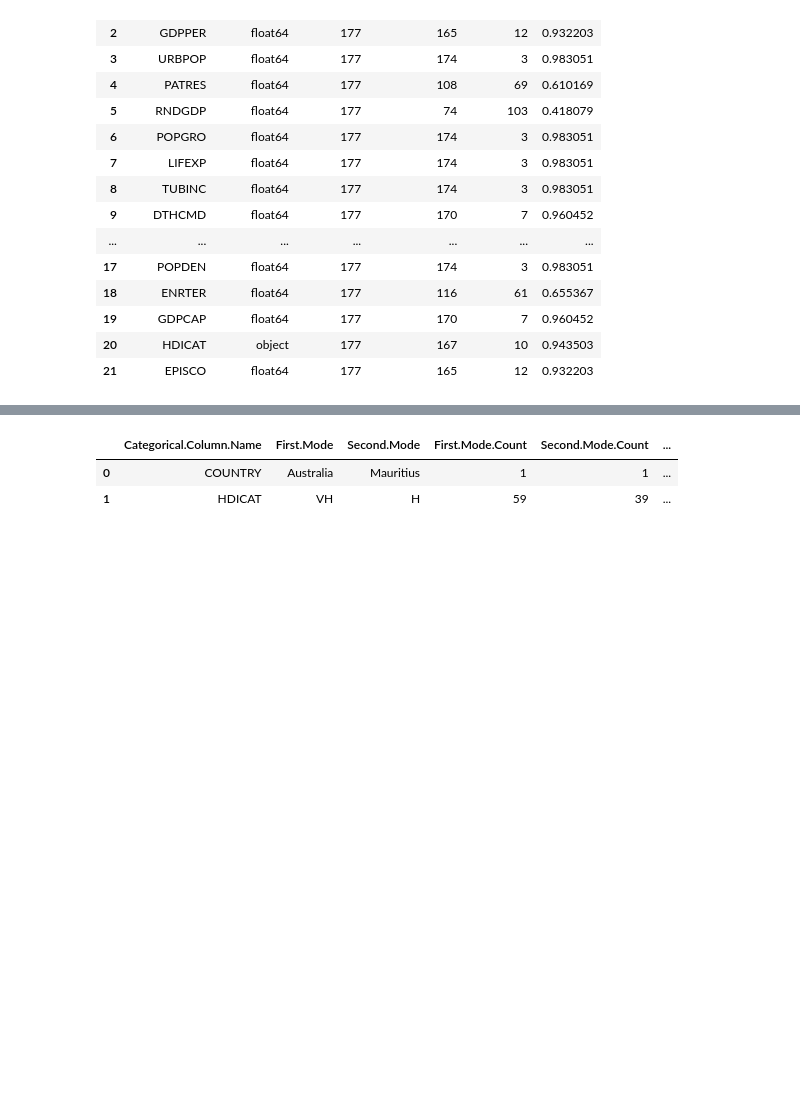
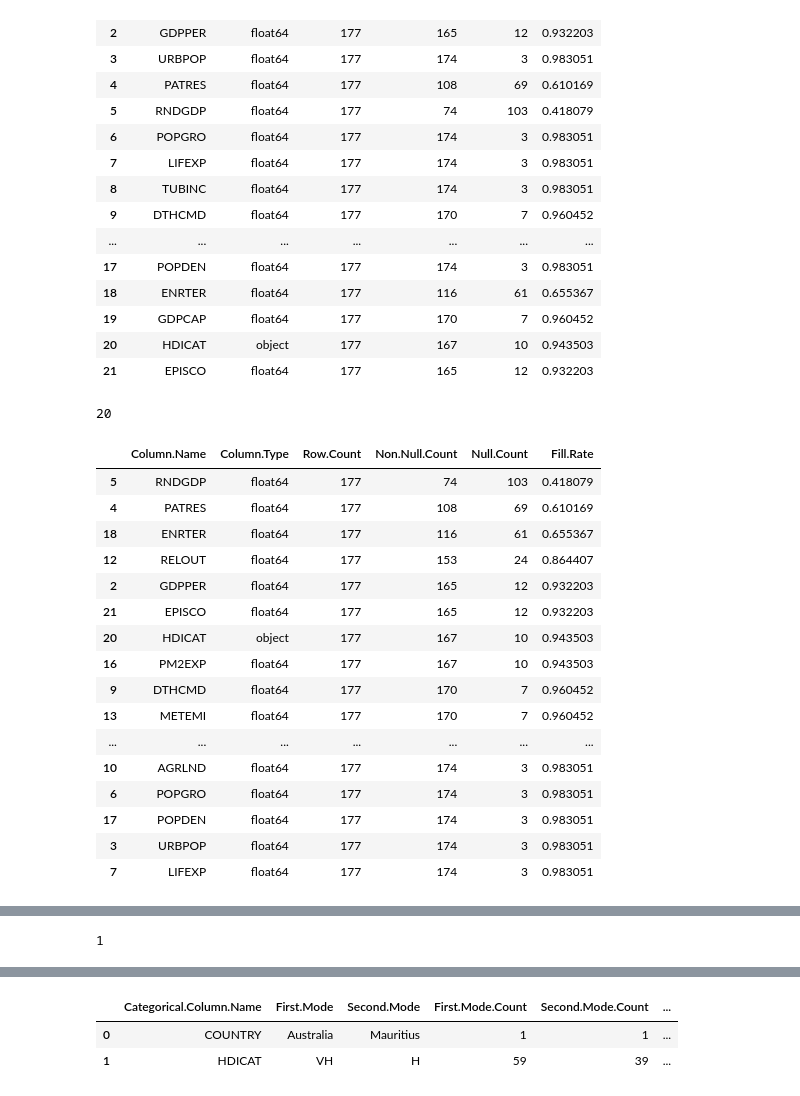
Before and after one commit to JohnPaulinePineda/Exploratory-Data-Analysis-For-Machine-Learning-Final-Assignment, a Jupyter notebook: EDAForMachineLearning_FinalAssignment.ipynb, the cells around one changed output, grey strips where cells are left out. Drawn from its saved outputs; the diff is of its cells as text; code cells hidden in the pictures; blank space fills up the shorter version.

```diff
--- a/EDAForMachineLearning_FinalAssignment.ipynb
+++ b/EDAForMachineLearning_FinalAssignment.ipynb
@@ -230,7 +263,7 @@ row_count_list = list([len(cancer_rate)] * len(cancer_rate.columns))
 ##################################
 # Gathering the number of missing data for each column
 ##################################
-null_count_list = list(cancer_rate.isna().sum())
+null_count_list = list(cancer_rate.isna().sum(axis=0))
 # %%
 ##################################
 # Gathering the number of missing data for each column
@@ -246,7 +279,7 @@ fill_rate_list = map(truediv, non_null_count_list, row_count_list)
 # Formulating the summary
 # for all columns
 ##################################
-all_data_quality_summary = pd.DataFrame(zip(variable_name_list,
+all_column_quality_summary = pd.DataFrame(zip(variable_name_list,
                                             data_type_list,
                                             row_count_list,
                                             non_null_count_list,
@@ -258,7 +291,7 @@ all_data_quality_summary = pd.DataFrame(zip(variable_name_list,
                                                  'Non.Null.Count',
                                                  'Null.Count',
                                                  'Fill.Rate'])
-display(all_data_quality_summary)
+display(all_column_quality_summary)
 # %% [output]
 |  | Column.Name | Column.Type | Row.Count | Non.Null.Count | Null.Count | Fill.Rate |
 | 0 | COUNTRY | object | 177 | 177 | 0 | 1.000000 |
@@ -277,6 +310,38 @@ display(all_data_quality_summary)
 | 19 | GDPCAP | float64 | 177 | 170 | 7 | 0.960452 |
 | 20 | HDICAT | object | 177 | 167 | 10 | 0.943503 |
 | 21 | EPISCO | float64 | 177 | 165 | 12 | 0.932203 |
+# %%
+##################################
+# Counting the number of columns
+# with Fill.Rate < 1.00
+##################################
+len(all_column_quality_summary[(all_column_quality_summary['Fill.Rate']<1)])
+# %% [output]
+20
+# %%
+##################################
+# Identifying the columns
+# with Fill.Rate < 1.00
+##################################
+display(all_column_quality_summary[(all_column_quality_summary['Fill.Rate']<1)].sort_values(by=['Fill.Rate'], ascending=True))
+# %% [output]
+|  | Column.Name | Column.Type | Row.Count | Non.Null.Count | Null.Count | Fill.Rate |
+| 5 | RNDGDP | float64 | 177 | 74 | 103 | 0.418079 |
+| 4 | PATRES | float64 | 177 | 108 | 69 | 0.610169 |
+| 18 | ENRTER | float64 | 177 | 116 | 61 | 0.655367 |
+| 12 | RELOUT | float64 | 177 | 153 | 24 | 0.864407 |
+| 2 | GDPPER | float64 | 177 | 165 | 12 | 0.932203 |
+| 21 | EPISCO | float64 | 177 | 165 | 12 | 0.932203 |
+| 20 | HDICAT | object | 177 | 167 | 10 | 0.943503 |
+| 16 | PM2EXP | float64 | 177 | 167 | 10 | 0.943503 |
+| 9 | DTHCMD | float64 | 177 | 170 | 7 | 0.960452 |
+| 13 | METEMI | float64 | 177 | 170 | 7 | 0.960452 |
+| ... | ... | ... | ... | ... | ... | ... |
+| 10 | AGRLND | float64 | 177 | 174 | 3 | 0.983051 |
+| 6 | POPGRO | float64 | 177 | 174 | 3 | 0.983051 |
+| 17 | POPDEN | float64 | 177 | 174 | 3 | 0.983051 |
+| 3 | URBPOP | float64 | 177 | 174 | 3 | 0.983051 |
+| 7 | LIFEXP | float64 | 177 | 174 | 3 | 0.983051 |
 # %%
 ##################################
 # Formulating the dataset
@@ -408,3 +473,11 @@ display(numeric_data_quality_summary)
 | 17 | ENRTER | 2.432581 | 49.994997 | 53.392460 | 1.433107e+02 | 110.139221 | 45.220661 | 1 | ... |
 | 18 | GDPCAP | 216.827417 | 13992.095610 | 5348.192875 | 1.173705e+05 | 51722.069000 | 3961.726633 | 1 | ... |
 | 19 | EPISCO | 18.900000 | 42.946667 | 40.900000 | 7.790000e+01 | 29.600000 | 43.600000 | 3 | ... |
+# %%
+##################################
+# Counting the number of numeric columns
+# with First.Second.Mode.Ratio > 5.00
+##################################
+len(numeric_column_quality_summary[(numeric_column_quality_summary['First.Second.Mode.Ratio']>5)])
+# %% [output]
+1
```
Also changed, not shown: parts of 13 cells of this notebook.
